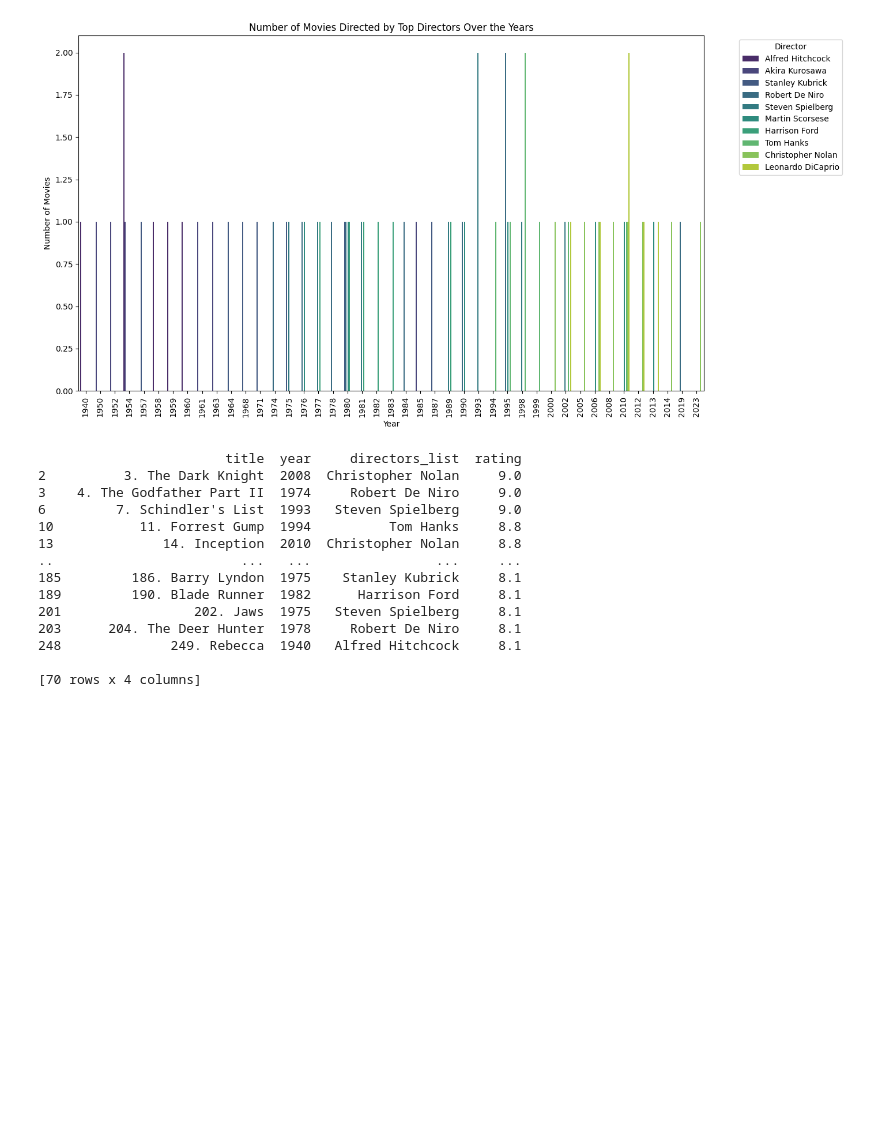
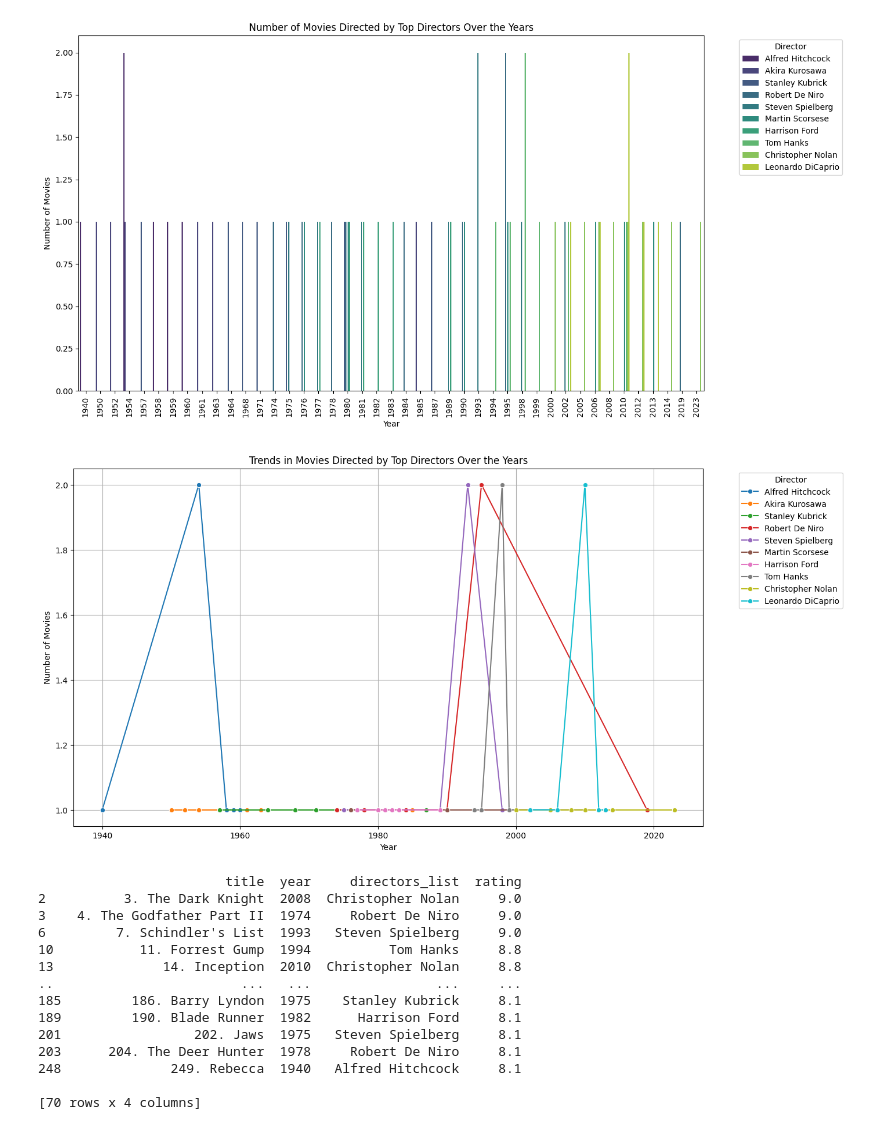
Before and after one commit to j2damax/eda_top_us_song, a Jupyter notebook: notebooks/eda_global_movies.ipynb, the cells around one changed output. Drawn from its saved outputs; the diff is of its cells as text; code cells hidden in the pictures; blank space fills up the shorter version.

```diff
--- a/notebooks/eda_global_movies.ipynb
+++ b/notebooks/eda_global_movies.ipynb
@@ -766,6 +766,30 @@ plt.xticks(rotation=90)
 plt.show()
 # %% [output]
 [figure]
+# %%
+
+# Filter the dataset for the top 10 directors
+top_directors = ['Robert De Niro', 'Steven Spielberg', 'Christopher Nolan', 'Stanley Kubrick',
+                 'Martin Scorsese', 'Tom Hanks', 'Akira Kurosawa', 'Leonardo DiCaprio',
+                 'Harrison Ford', 'Alfred Hitchcock']
+
+# Filter rows where the director is in the top 10 directors
+top_directors_df = exploded_directors_df[exploded_directors_df['directors_list'].isin(top_directors)]
+
+# Group by year and director to count the number of movies directed each year
+director_trends = top_directors_df.groupby(['year', 'directors_list']).size().reset_index(name='movie_count')
+
+# Plot the trends of movies directed by top directors over the years
+plt.figure(figsize=(14, 8))
+sns.lineplot(data=director_trends, x='year', y='movie_count', hue='directors_list', marker='o', palette='tab10')
+plt.title('Trends in Movies Directed by Top Directors Over the Years')
+plt.xlabel('Year')
+plt.ylabel('Number of Movies')
+plt.legend(title='Director', bbox_to_anchor=(1.05, 1), loc='upper left')
+plt.grid(True)
+plt.show()
+# %% [output]
+[figure, added]
 # %%
 # Display the relevant movies
 relevant_movies = exploded_directors_df[['title', 'year', 'directors_list', 'rating']]
```
Also changed, not shown: parts of 2 cells of this notebook, 1 other file.
